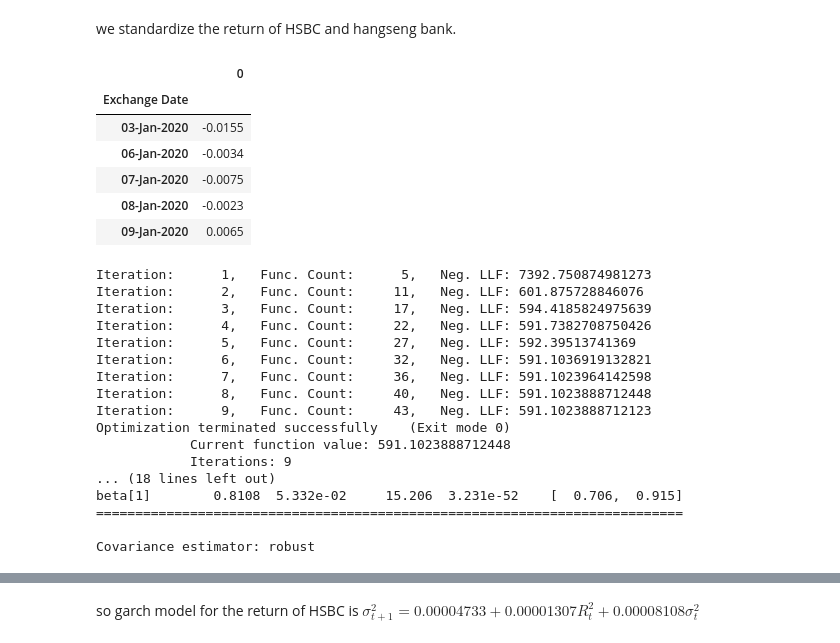
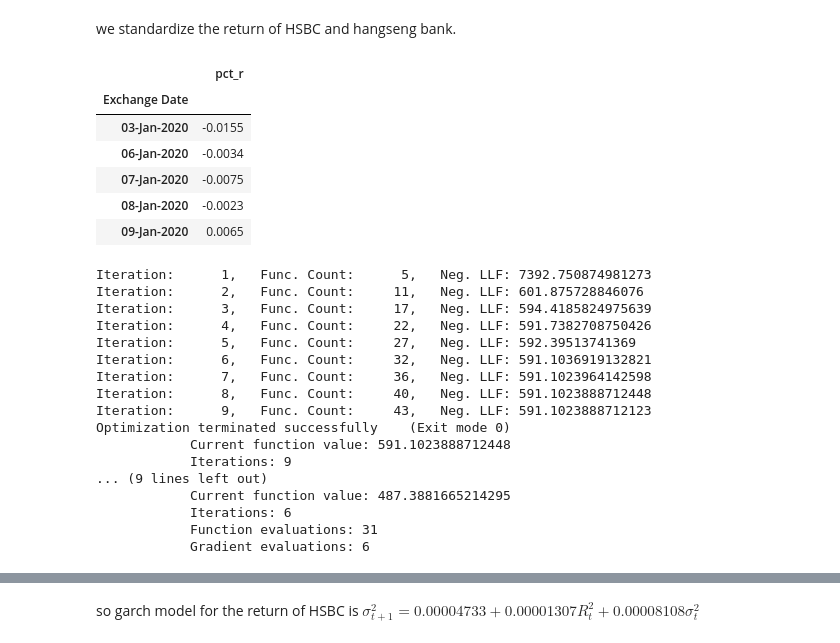
Before and after one commit to quantdive/garch-vol-and-gaussian-copula, a Jupyter notebook: copula.ipynb, the cells around one changed output, grey strips where cells are left out. Cells and saved outputs as stored; diff of their text form; code cells hidden in the pictures.

```diff
--- a/copula.ipynb
+++ b/copula.ipynb
@@ -17,11 +18,11 @@ hsbc.head()
 # %% [markdown]
 we standardize the return of HSBC and hangseng bank.
 # %%
-hsbc_rtns=pd.DataFrame(hsbc['%Chg'].values,index=hsbc['Exchange Date'])
-
+hsbc_rtns=pd.DataFrame(hsbc['%Chg'].values,index=hsbc['Exchange Date'],columns=['pct_r'])
+hs_rtns=pd.DataFrame(hangseng['%Chg'].values,index=hangseng['Exchange Date'],columns=['pct_r'])
 hsbc_rtns.head()
 # %% [output]
-|  | 0 |
+|  | pct_r |
 | Exchange Date |  |
 | 03-Jan-2020 | -0.0155 |
 | 06-Jan-2020 | -0.0034 |
@@ -29,10 +30,10 @@ hsbc_rtns.head()
 | 08-Jan-2020 | -0.0023 |
 | 09-Jan-2020 | 0.0065 |
 # %%
-from arch.univariate import arch_model
 garch=arch_model(hsbc_rtns*100,mean='ZERO',vol='GARCH',p=1,o=0,q=1,dist='Normal')
 res=garch.fit()
-print(res.summary())
+hsgarch=arch_model(hs_rtns*100,mean='ZERO',vol='GARCH',p=1,o=0,q=1,dist='Normal')
+hs_res=hsgarch.fit()
 # %% [output]
 Iteration:      1,   Func. Count:      5,   Neg. LLF: 7392.750874981273
 Iteration:      2,   Func. Count:     11,   Neg. LLF: 601.875728846076
@@ -46,8 +47,8 @@ Iteration:      9,   Func. Count:     43,   Neg. LLF: 591.1023888712123
 Optimization terminated successfully    (Exit mode 0)
             Current function value: 591.1023888712448
             Iterations: 9
-... (18 lines left out)
-beta[1]        0.8108  5.332e-02     15.206  3.231e-52    [  0.706,  0.915]
-===========================================================================
-
-Covariance estimator: robust
+... (9 lines left out)
+            Current function value: 487.3881665214295
+            Iterations: 6
+            Function evaluations: 31
+            Gradient evaluations: 6
```
Also changed, not shown: parts of 21 cells of this notebook.
